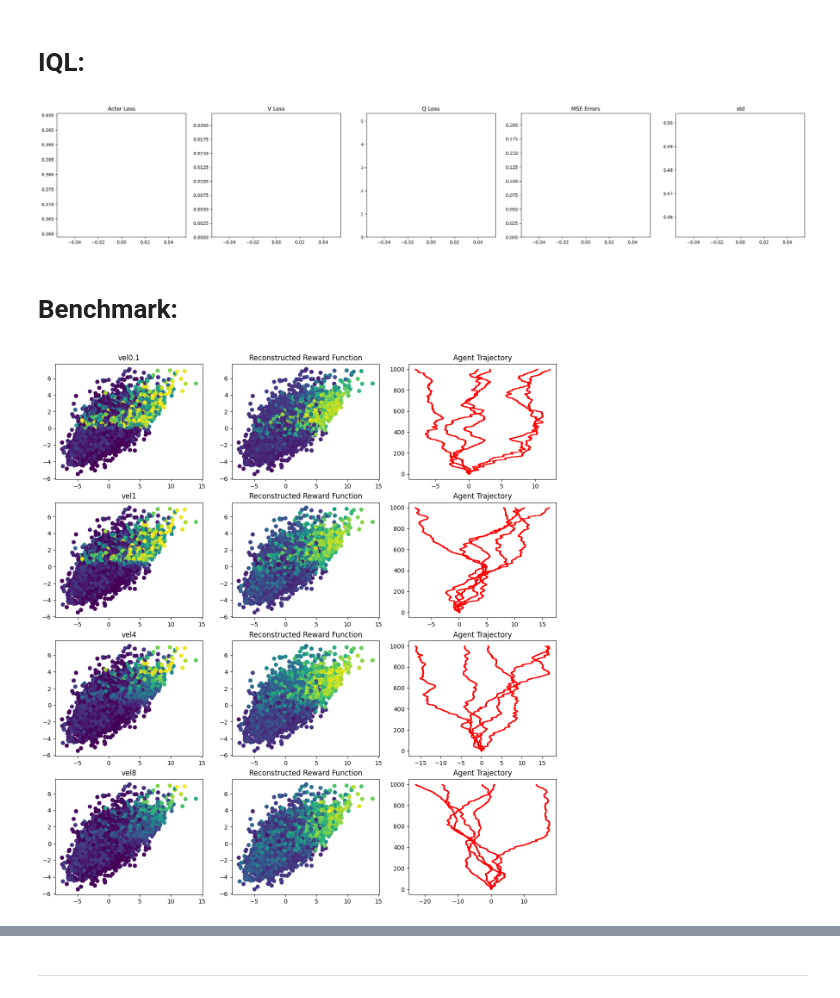
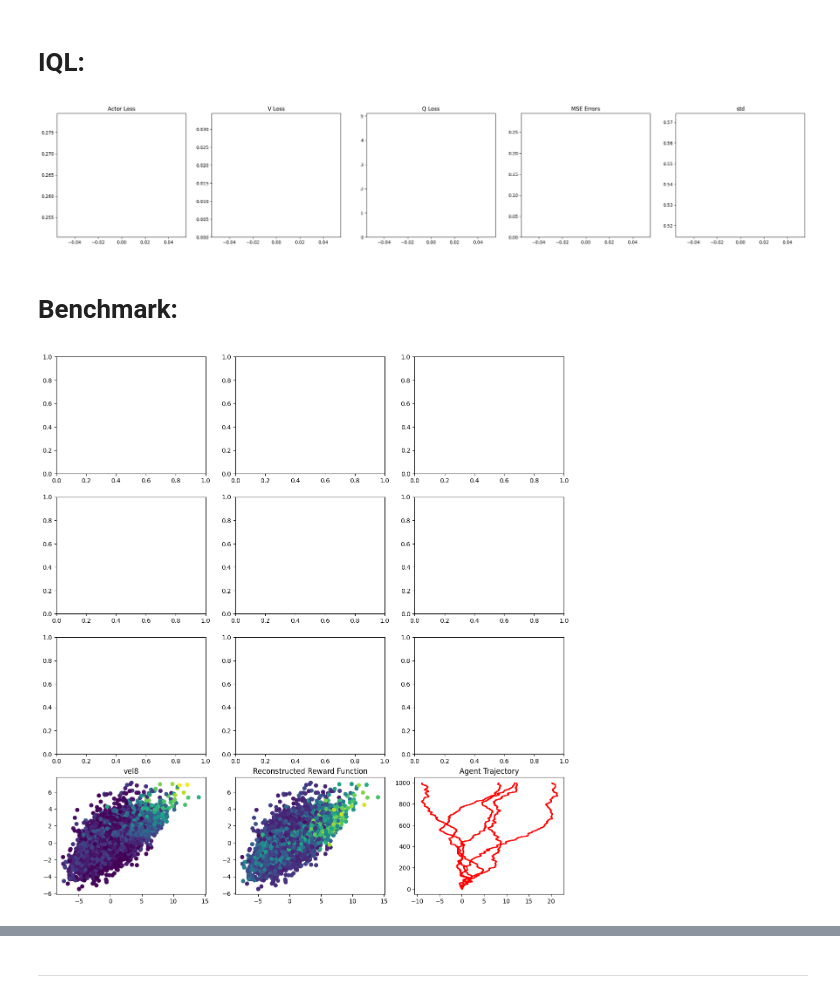
Before and after one commit to TheSun00000/fre_experiments, a Jupyter notebook: offline_fre+dmc.ipynb, the cells around one changed output, grey strips where cells are left out. Saved outputs shown, nothing was run; the diff lists cells and outputs as text; code cells hidden in the pictures.

```diff
--- a/offline_fre+dmc.ipynb
+++ b/offline_fre+dmc.ipynb
@@ -46,7 +46,7 @@ else:
     AUX_DIM = 3
     env = suite.load(
         domain_name='walker',
-        task_name='walk',
+        task_name='run',
         environment_kwargs=dict(flat_observation=True)
     )
     dataset = np.load('datasets/walker_rnd.npy', allow_pickle=True).item()
@@ -1464,7 +1464,7 @@ for timestep in tqdm(range(100000)):
 
     break
 # %% [output]
-[figure, old version]
+[figure, new version]
 # %% [markdown]
 # Benchmark:
 # %%
@@ -1593,7 +1593,7 @@ all_produced_trajectories = []
 
 for benchmark_id in range(len(benchmarks)):
 
-    # benchmark_id = 2
+    benchmark_id = 3
 
     benchmark_reward_function, benchmark_test_label, benchmark_param = benchmarks[benchmark_id]
 
@@ -1609,34 +1609,34 @@ for benchmark_id in range(len(benchmarks)):
         axs[benchmark_id, 1].scatter(eval_states[..., 8], eval_states[..., 17], c=eval_rewards)
         axs[benchmark_id, 2].scatter(
             produced_trajectory_physics[..., 0],
             torch.arange(1000).unsqueeze(1).repeat(1, num_evals).T,
             c='red', s=1
         )
     elif ENV_NAME == 'walker':
         axs[benchmark_id, 0].scatter(eval_states[..., 16], eval_states[..., 24], c=real_eval_rewards)
         axs[benchmark_id, 1].scatter(eval_states[..., 16], eval_states[..., 24], c=eval_rewards)
         axs[benchmark_id, 2].scatter(
             produced_trajectory_physics[..., 1],
             torch.arange(1000).unsqueeze(1).repeat(1, num_evals).T,
             c='red', s=1
         )
 
 
     # plt.title(f'{benchmark_test_label}')
     axs[benchmark_id, 0].set_title(f'{benchmark_test_label}')
     axs[benchmark_id, 1].set_title(f'Reconstructed Reward Function')
     axs[benchmark_id, 2].set_title(f'Agent Trajectory')
 
 
     all_produced_trajectories.append(produced_trajectory)
 
-    # break
+    break
 
 plt.show()
 
 
 all_produced_trajectories = np.stack(all_produced_trajectories)
 # %% [output]
-[figure, old version]
+[figure, new version]
 # %%
 # %% [output]
```
Also changed, not shown: parts of 10 cells of this notebook, 3 other files.
